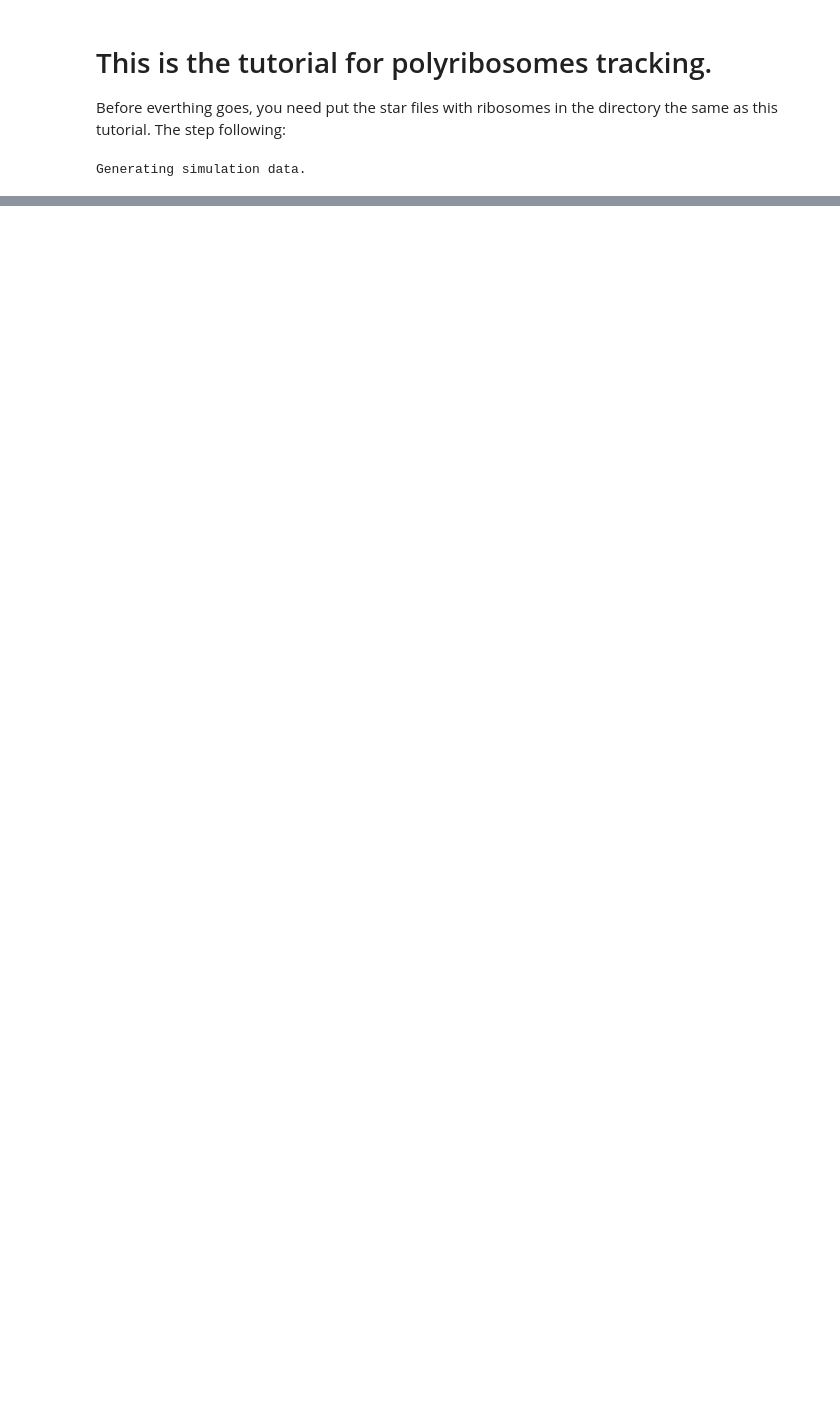
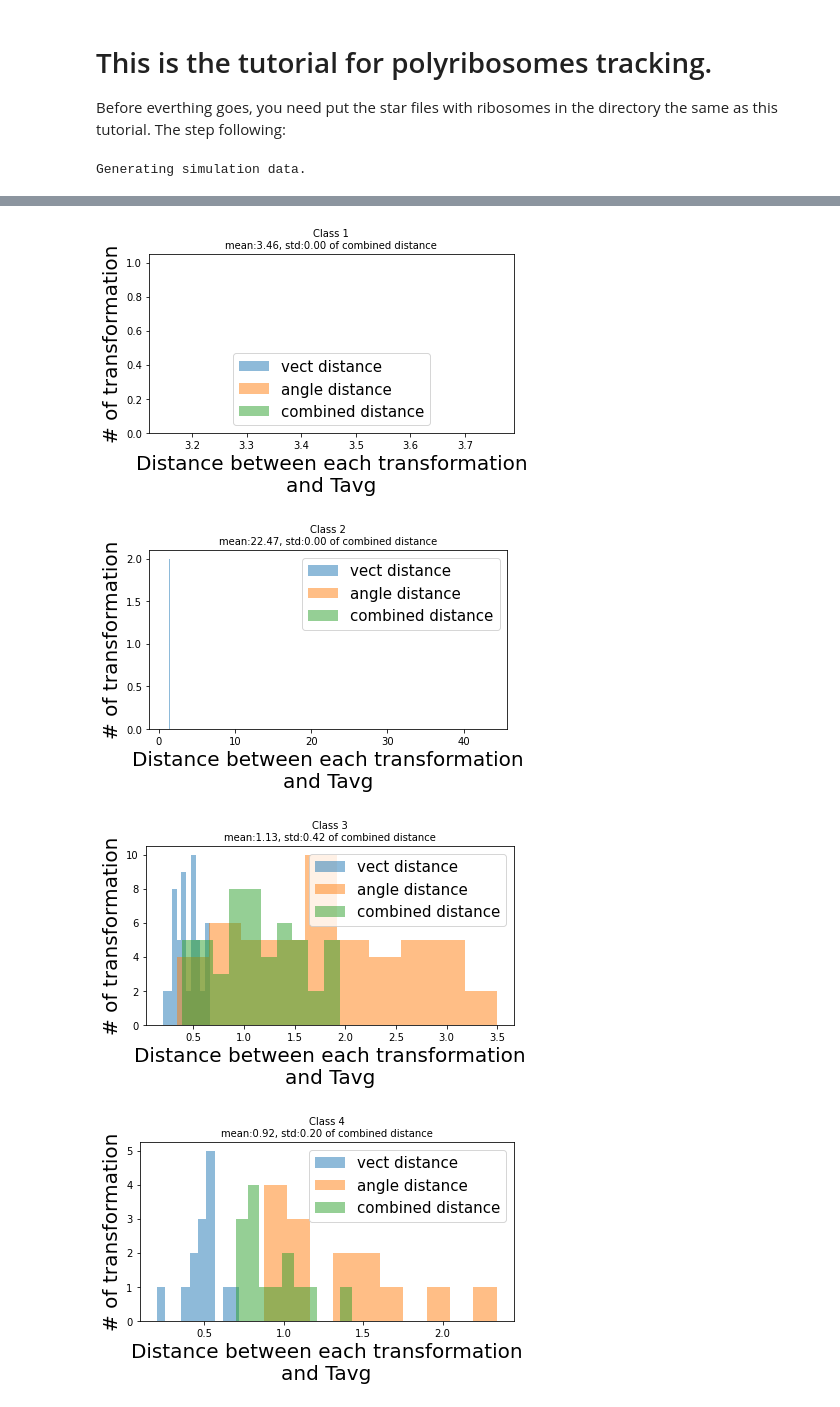
Before and after one commit to GuoQLabPKU/polysomeTracking, a Jupyter notebook: tutorial_readme.ipynb, the cells around one changed output, grey strips where cells are left out. Cells and saved outputs as stored; diff of their text form; code cells hidden in the pictures; blank space fills up the shorter version.

```diff
--- a/tutorial_readme.ipynb
+++ b/tutorial_readme.ipynb
@@ -126,4 +147,4 @@ polysome1.visResult()
 # %%
-%matplotlib notebook
-polysome1.visResult()
+%matplotlib inline
+polysome1.analyseTransFromPopulation()
 # %% [output]
@@ -138,3 +151,7 @@ polysome1.visResult()
+[figure, added]
+[figure, added]
+[figure, added]
+[figure, added]
 # %%
 # 14. link shorter polysomes
 # Thissection is aimed to link shorter polysomes The idea is put one ribosome to the end
```
Also changed, not shown: parts of 11 cells of this notebook, 3 other files.
